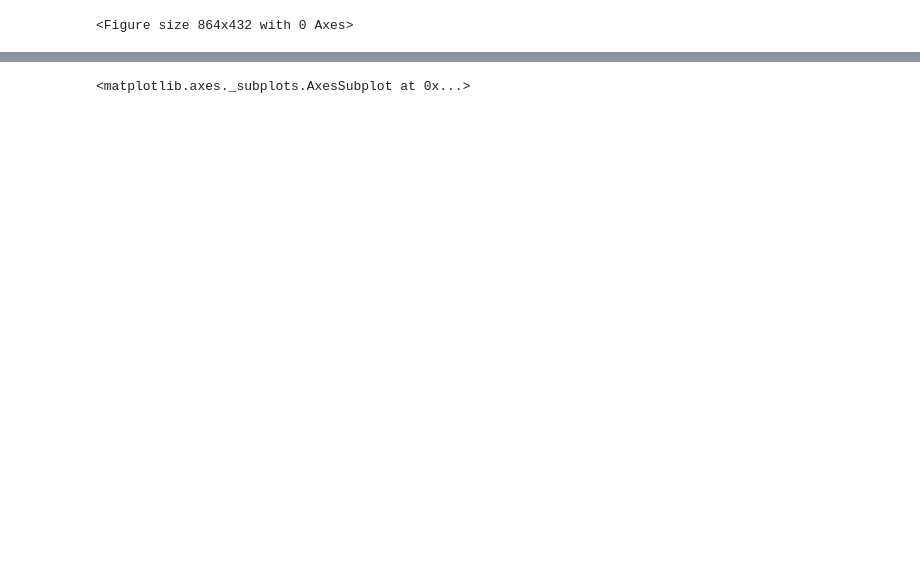
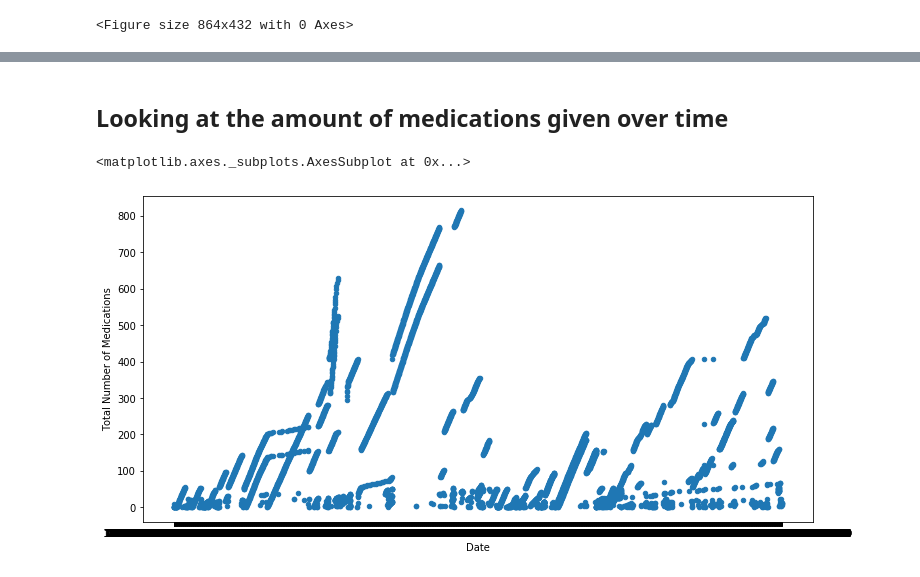
Before and after one commit to anthem-ai/ucsc-engineering-2020, a Jupyter notebook: shayanshaikh/congestive_heart_failure.ipynb, the cells around one changed output, grey strips where cells are left out. Saved outputs shown, nothing was run; the diff lists cells and outputs as text; code cells hidden in the pictures; blank space fills up the shorter version.

```diff
--- a/shayanshaikh/congestive_heart_failure.ipynb
+++ b/shayanshaikh/congestive_heart_failure.ipynb
@@ -250,5 +246,8 @@ for frame in df:
+# %% [markdown]
+## Looking at the amount of medications given over time
 # %%
-pd.DataFrame({'Date' : medication_date, "Med" : medication_val}).plot(x ='Date', y='Med', kind = 'scatter')
+pd.DataFrame({'Date' : medication_date, "Total Number of Medications" : medication_val}).plot(x ='Date', y='Total Number of Medications', kind = 'scatter')
 # %% [output]
 <matplotlib.axes._subplots.AxesSubplot at 0x...>
+[figure, added]
 # %%
```
Also changed, not shown: parts of 7 cells of this notebook.
